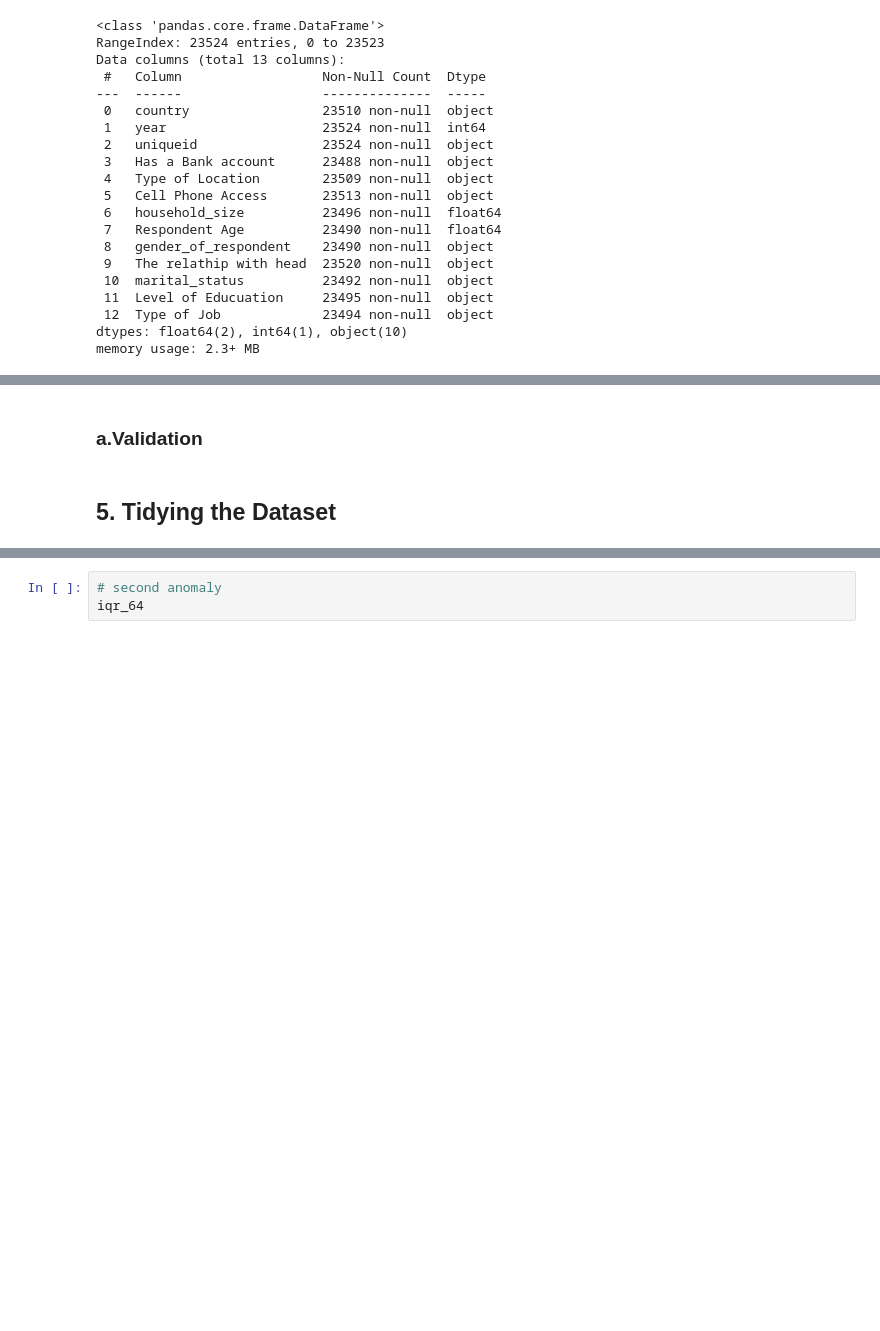
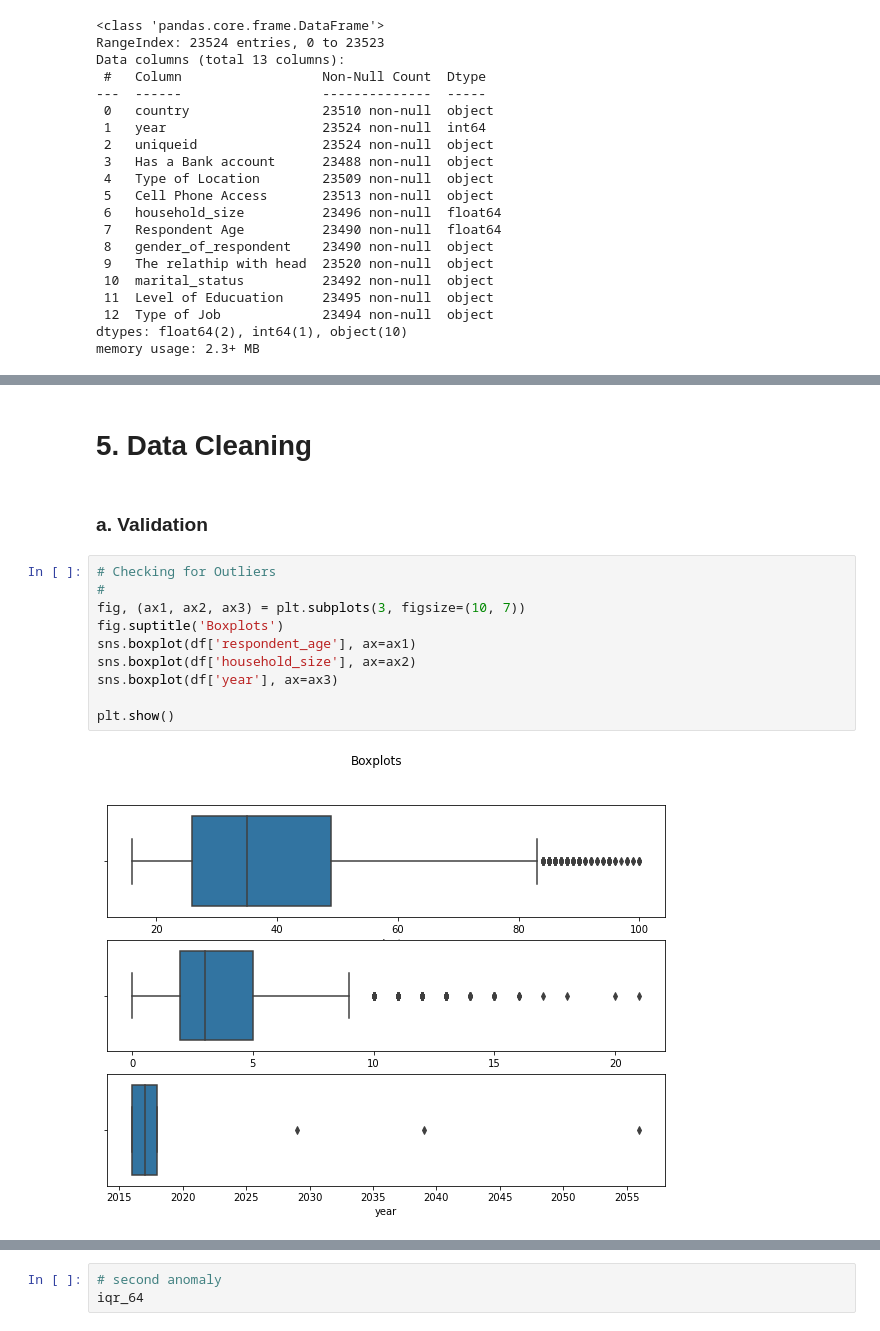
Before and after one commit to whiteroserobot/FINANCIAL-INCLUSION-prediction, a Jupyter notebook: sample.ipynb, the cells around one changed output, grey strips where cells are left out. Cells and saved outputs as stored; diff of their text form; blank space fills up the shorter version.

```diff
--- a/sample.ipynb
+++ b/sample.ipynb
@@ -137,4 +158,16 @@ An example would be suppose that you're working with a dataset on the population
+# %% [markdown]
+# 5. Data Cleaning
 # %% [markdown]
-### a.Validation
+### a. Validation
-# %% [markdown]
-## 5. Tidying the Dataset
+# %%
+# Checking for Outliers
+#
+fig, (ax1, ax2, ax3) = plt.subplots(3, figsize=(10, 7))
+fig.suptitle('Boxplots')
+sns.boxplot(df['respondent_age'], ax=ax1)
+sns.boxplot(df['household_size'], ax=ax2)
+sns.boxplot(df['year'], ax=ax3)
+
+plt.show()
+# %% [output]
+[figure, added]
```
Also changed, not shown: parts of 142 cells of this notebook.
